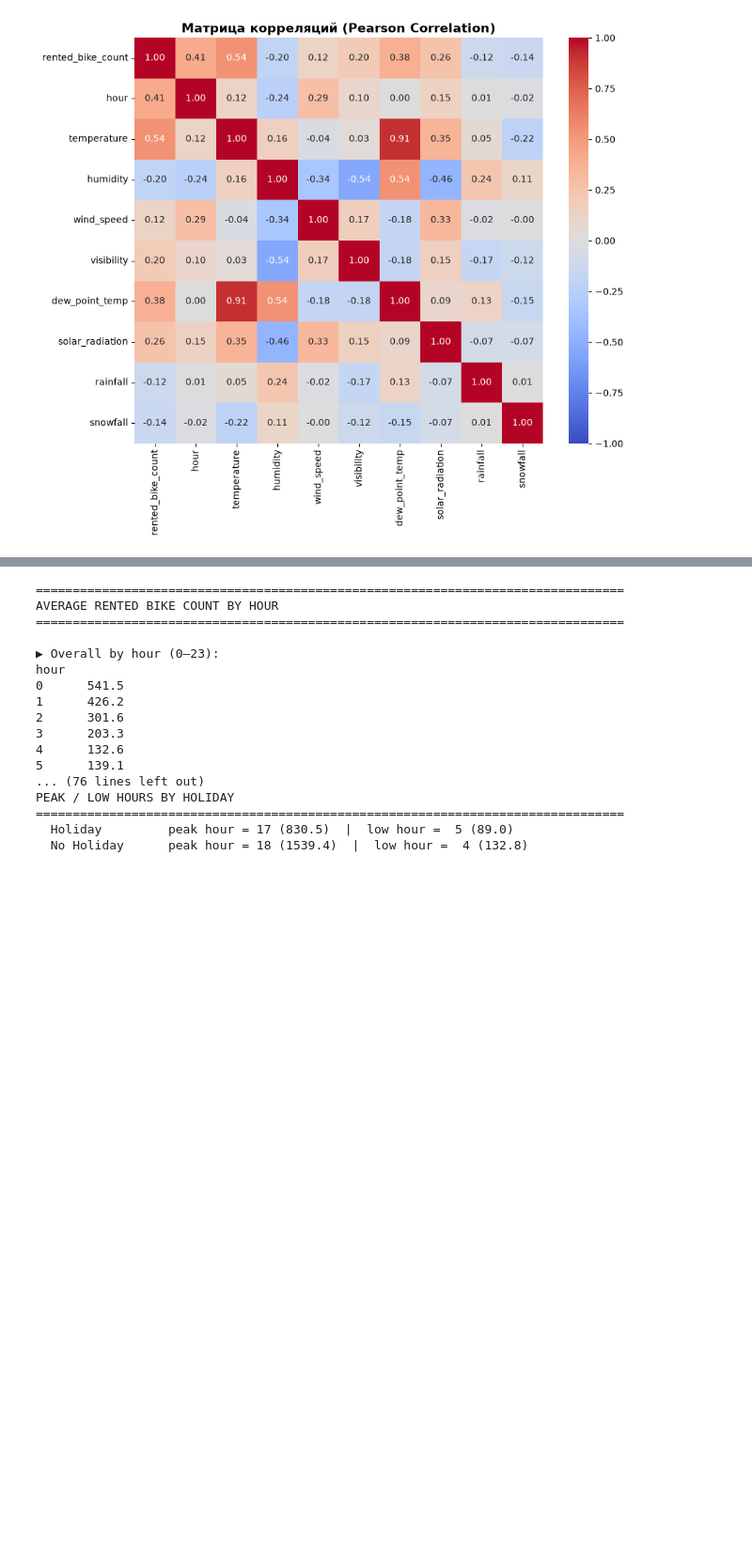
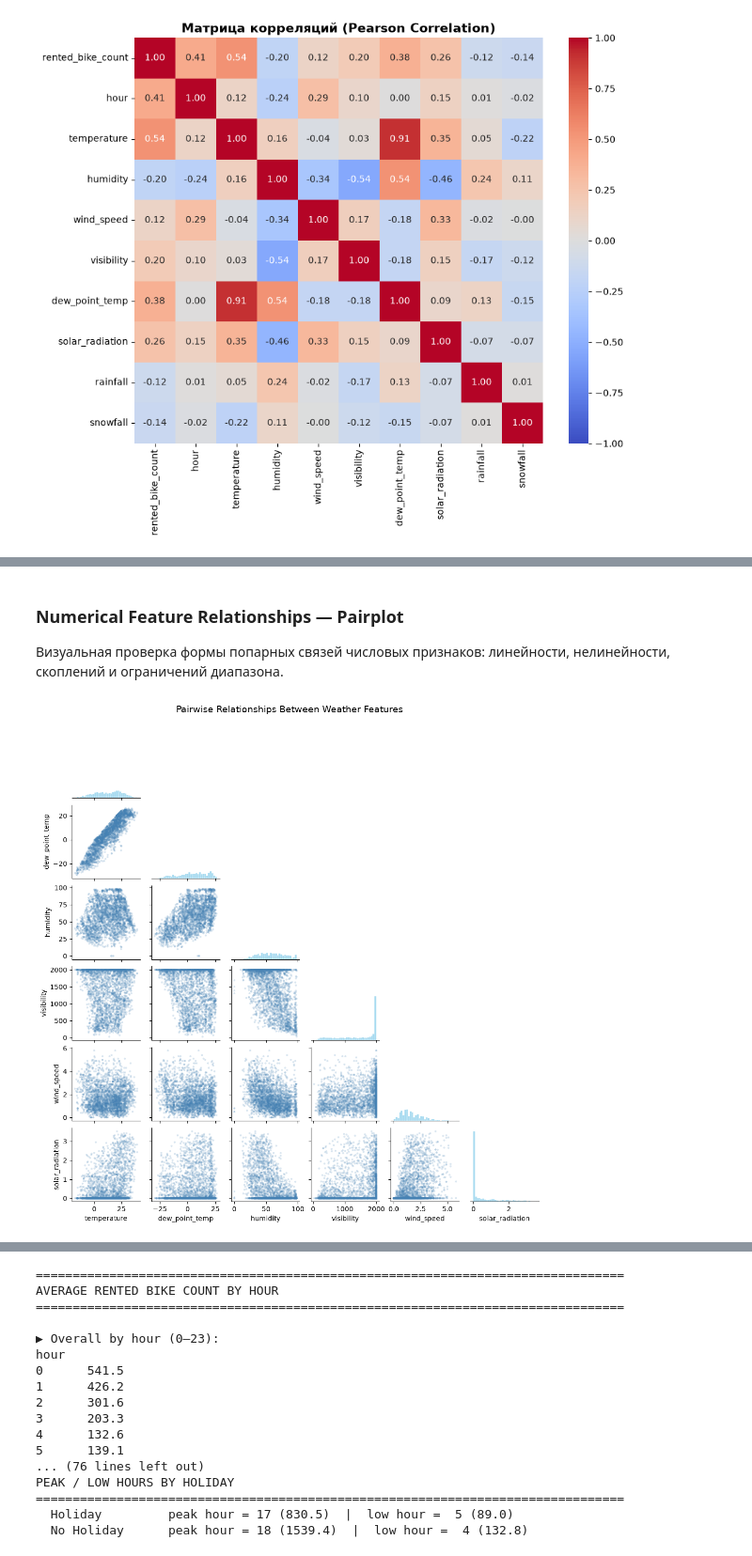
Before and after one commit to Vatman30000/Project_Practicum_team_13, a Jupyter notebook: notebooks/eda.ipynb, the cells around one changed output, grey strips where cells are left out. Shown at 94% size. Cells and saved outputs as stored; diff of their text form; code cells hidden in the pictures; blank space fills up the shorter version.

```diff
--- a/notebooks/eda.ipynb
+++ b/notebooks/eda.ipynb
@@ -785,0 +994,49 @@ plt.show()
+# %% [markdown]
+### Numerical Feature Relationships — Pairplot
+
+Визуальная проверка формы попарных связей числовых признаков:
+линейности, нелинейности, скоплений и ограничений диапазона.
+# %%
+pair_cols = [
+    "temperature",
+    "dew_point_temp",
+    "humidity",
+    "visibility",
+    "wind_speed",
+    "solar_radiation",
+]
+
+# Выборка используется только для читаемости графика.
+# Phi-K выше рассчитан по всему df.
+pair_data = df[pair_cols].sample(
+    n=min(3000, len(df)),
+    random_state=42,
+)
+
+g = sns.pairplot(
+    data=pair_data,
+    corner=True,
+    diag_kind="hist",
+    height=1.8,
+    plot_kws={
+        "s": 9,
+        "alpha": 0.2,
+        "color": "steelblue",
+        "edgecolor": "none",
+    },
+    diag_kws={
+        "bins": 35,
+        "color": "skyblue",
+        "edgecolor": "white",
+    },
+)
+
+g.figure.suptitle(
+    "Pairwise Relationships Between Weather Features",
+    fontsize=14,
+    y=1.02,
+)
+
+plt.show()
+# %% [output]
+[figure, added]
```
Also changed, not shown: parts of 37 cells of this notebook, 6 other files.
